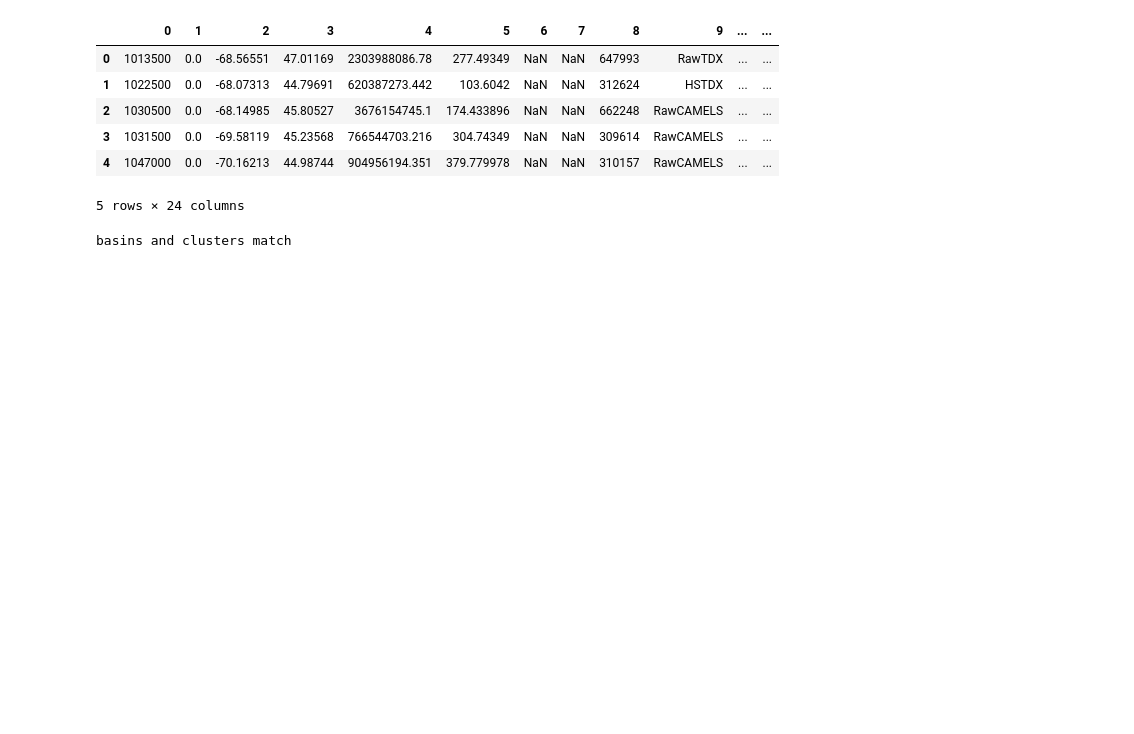
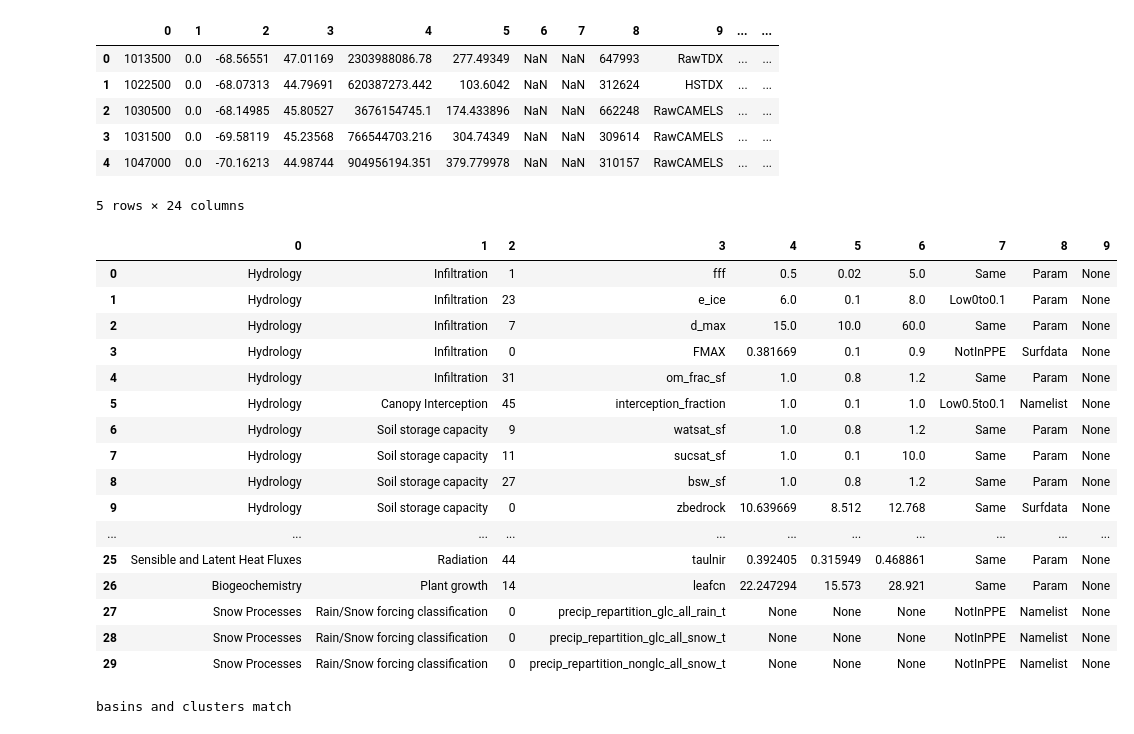
Before and after one commit to NCAR/CTSM_calibration, a Jupyter notebook: src/SA/SA_results_cluster.ipynb, the cells around one changed output. Saved outputs shown, nothing was run; the diff lists cells and outputs as text; code cells hidden in the pictures; blank space fills up the shorter version.

```diff
--- a/src/SA/SA_results_cluster.ipynb
+++ b/src/SA/SA_results_cluster.ipynb
@@ -30,6 +30,33 @@ df_info.head()
 | 3 | 1031500 | 0.0 | -69.58119 | 45.23568 | 766544703.216 | 304.74349 | NaN | NaN | 309614 | RawCAMELS | ... | ... |
 | 4 | 1047000 | 0.0 | -70.16213 | 44.98744 | 904956194.351 | 379.779978 | NaN | NaN | 310157 | RawCAMELS | ... | ... |
 5 rows × 24 columns
+# %%
+# for plotting. does not affect results
+df_param.at[0, 1]='Infiltration'
+df_param.at[4, 1]='Infiltration'
+df_param.at[20, 1]='Rain-Snow temperature'
+df_param.at[21, 1]='ET'
+df_param.at[24, 1]='ET'
+df_param.at[25, 1]='Radiation'
+df_param
+# %% [output]
+|  | 0 | 1 | 2 | 3 | 4 | 5 | 6 | 7 | 8 | 9 |
+| 0 | Hydrology | Infiltration | 1 | fff | 0.5 | 0.02 | 5.0 | Same | Param | None |
+| 1 | Hydrology | Infiltration | 23 | e_ice | 6.0 | 0.1 | 8.0 | Low0to0.1 | Param | None |
+| 2 | Hydrology | Infiltration | 7 | d_max | 15.0 | 10.0 | 60.0 | Same | Param | None |
+| 3 | Hydrology | Infiltration | 0 | FMAX | 0.381669 | 0.1 | 0.9 | NotInPPE | Surfdata | None |
+| 4 | Hydrology | Infiltration | 31 | om_frac_sf | 1.0 | 0.8 | 1.2 | Same | Param | None |
+| 5 | Hydrology | Canopy Interception | 45 | interception_fraction | 1.0 | 0.1 | 1.0 | Low0.5to0.1 | Namelist | None |
+| 6 | Hydrology | Soil storage capacity | 9 | watsat_sf | 1.0 | 0.8 | 1.2 | Same | Param | None |
+| 7 | Hydrology | Soil storage capacity | 11 | sucsat_sf | 1.0 | 0.1 | 10.0 | Same | Param | None |
+| 8 | Hydrology | Soil storage capacity | 27 | bsw_sf | 1.0 | 0.8 | 1.2 | Same | Param | None |
+| 9 | Hydrology | Soil storage capacity | 0 | zbedrock | 10.639669 | 8.512 | 12.768 | Same | Surfdata | None |
+| ... | ... | ... | ... | ... | ... | ... | ... | ... | ... | ... |
+| 25 | Sensible and Latent Heat Fluxes | Radiation | 44 | taulnir | 0.392405 | 0.315949 | 0.468861 | Same | Param | None |
+| 26 | Biogeochemistry | Plant growth | 14 | leafcn | 22.247294 | 15.573 | 28.921 | Same | Param | None |
+| 27 | Snow Processes | Rain/Snow forcing classification | 0 | precip_repartition_glc_all_rain_t | None | None | None | NotInPPE | Namelist | None |
+| 28 | Snow Processes | Rain/Snow forcing classification | 0 | precip_repartition_glc_all_snow_t | None | None | None | NotInPPE | Namelist | None |
+| 29 | Snow Processes | Rain/Snow forcing classification | 0 | precip_repartition_nonglc_all_snow_t | None | None | None | NotInPPE | Namelist | None |
 # %%
 dtmp = np.load('SA_pyviscous_output.npz', allow_pickle=True)
 sens_indx_first = dtmp['sens_indx_first']
```
Also changed, not shown: parts of 8 cells of this notebook, 35 other files.
